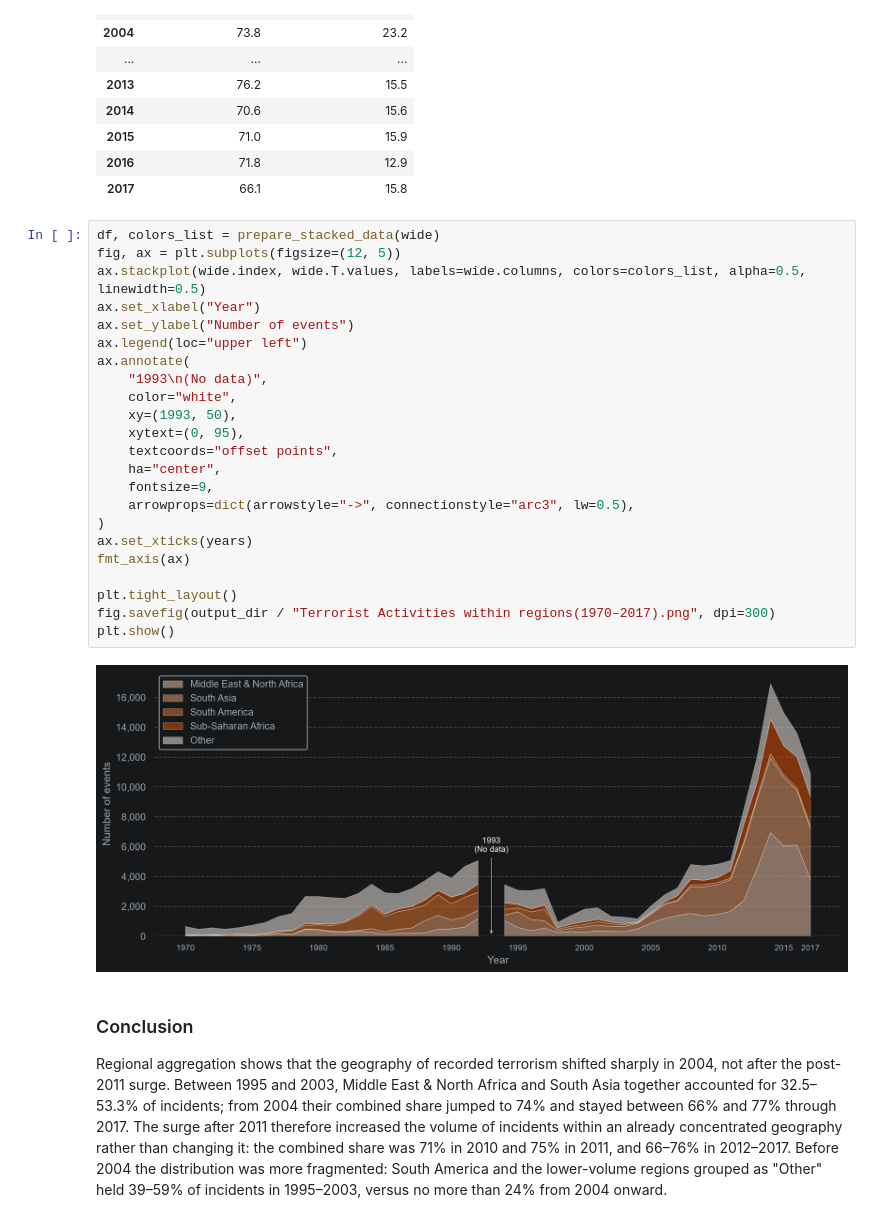
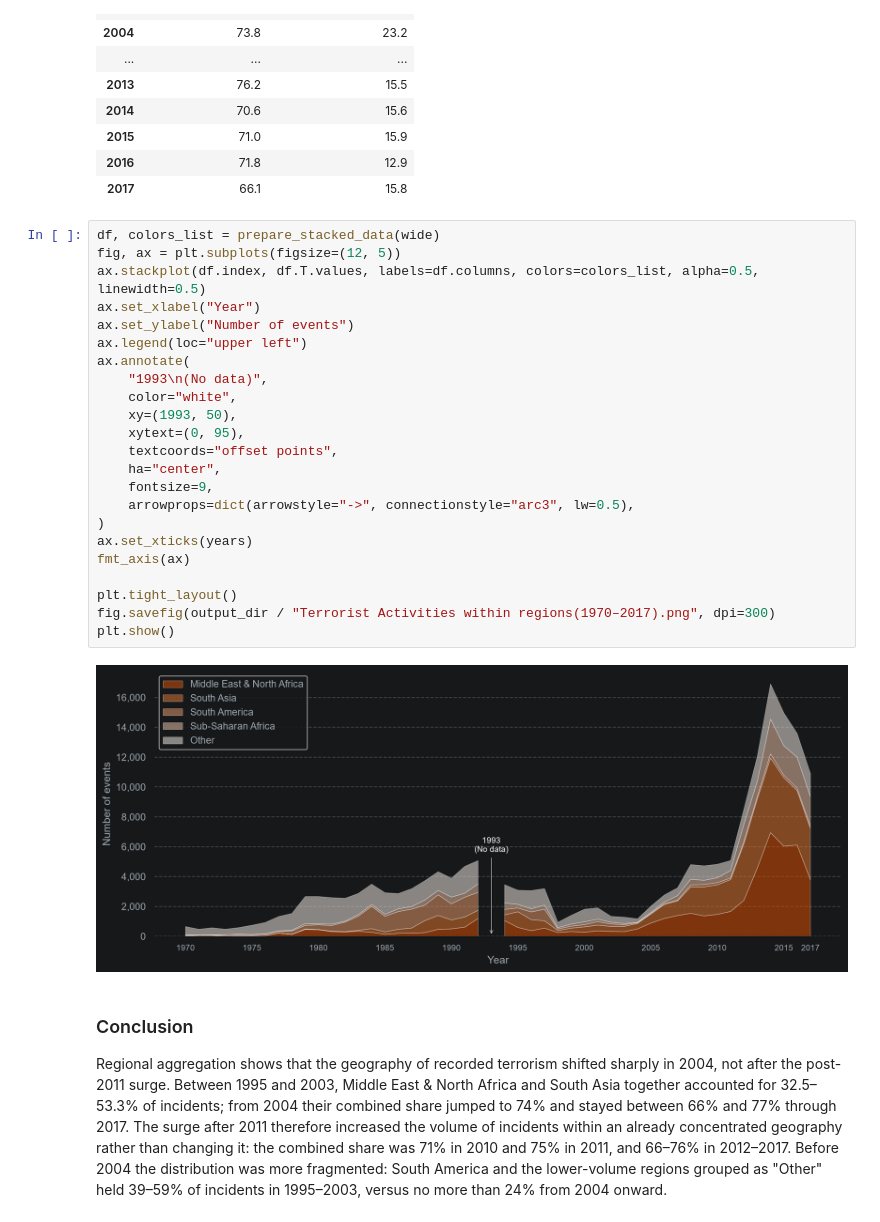
Before and after one commit to Olha-Kes/terrorism_hotspots, a Jupyter notebook: notebooks/eda_terrorism_hotspots.ipynb, the cells around one changed output. Saved outputs shown, nothing was run; the diff lists cells and outputs as text.

```diff
--- a/notebooks/eda_terrorism_hotspots.ipynb
+++ b/notebooks/eda_terrorism_hotspots.ipynb
@@ -492,28 +495,28 @@ shares.loc[1995:]
 # %%
 df, colors_list = prepare_stacked_data(wide)
 fig, ax = plt.subplots(figsize=(12, 5))
-ax.stackplot(wide.index, wide.T.values, labels=wide.columns, colors=colors_list, alpha=0.5, linewidth=0.5)
+ax.stackplot(df.index, df.T.values, labels=df.columns, colors=colors_list, alpha=0.5, linewidth=0.5)
 ax.set_xlabel("Year")
 ax.set_ylabel("Number of events")
 ax.legend(loc="upper left")
 ax.annotate(
     "1993\n(No data)",
     color="white",
     xy=(1993, 50),
     xytext=(0, 95),
     textcoords="offset points",
     ha="center",
     fontsize=9,
     arrowprops=dict(arrowstyle="->", connectionstyle="arc3", lw=0.5),
 )
 ax.set_xticks(years)
 fmt_axis(ax)
 
 plt.tight_layout()
 fig.savefig(output_dir / "Terrorist Activities within regions(1970–2017).png", dpi=300)
 plt.show()
 # %% [output]
-[figure, old version]
+[figure, new version]
 # %% [markdown]
 ### Conclusion
 Regional aggregation shows that the geography of recorded terrorism shifted sharply in 2004, not after the post-2011 surge. Between 1995 and 2003, Middle East & North Africa and South Asia together accounted for 32.5–53.3% of incidents; from 2004 their combined share jumped to 74% and stayed between 66% and 77% through 2017. The surge after 2011 therefore increased the volume of incidents within an already concentrated geography rather than changing it: the combined share was 71% in 2010 and 75% in 2011, and 66–76% in 2012–2017. Before 2004 the distribution was more fragmented: South America and the lower-volume regions grouped as "Other" held 39–59% of incidents in 1995–2003, versus no more than 24% from 2004 onward.
```
Also changed, not shown: parts of 15 cells of this notebook, 5 other files.
